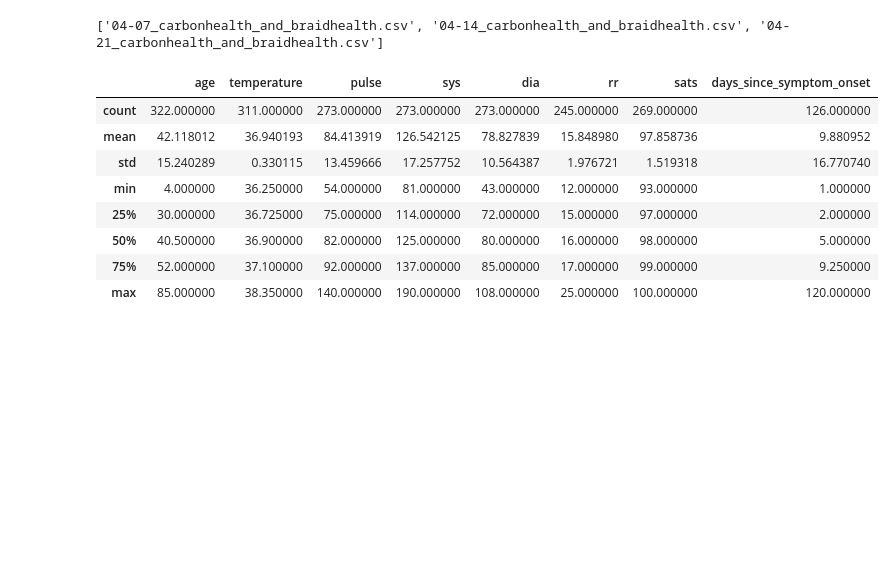
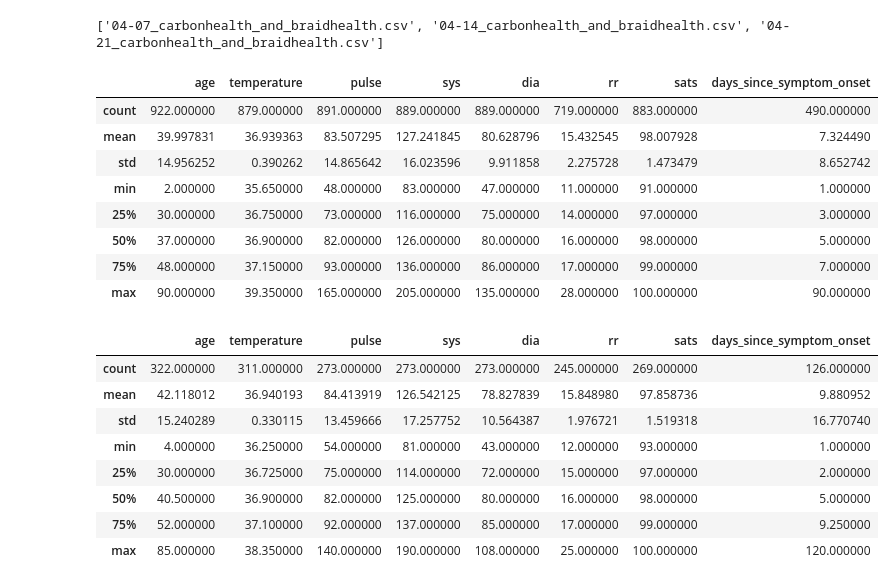
Before and after one commit to nargesam/covidclinicaldata, a Jupyter notebook: notebooks/EDA-coviddata.ipynb, the cells around one changed output. Saved outputs shown, nothing was run; the diff lists cells and outputs as text; code cells hidden in the pictures; blank space fills up the shorter version.

```diff
--- a/notebooks/EDA-coviddata.ipynb
+++ b/notebooks/EDA-coviddata.ipynb
@@ -27,5 +30,20 @@ files = os.listdir(filepath)
 print(files)
 # %% [output]
 ['04-07_carbonhealth_and_braidhealth.csv', '04-14_carbonhealth_and_braidhealth.csv', '04-21_carbonhealth_and_braidhealth.csv']
+# %%
+datapath = '../data/04-07_carbonhealth_and_braidhealth.csv'
+data_4_7 = pd.read_csv(datapath)
+
+data_4_7.describe()
+# %% [output]
+|  | age | temperature | pulse | sys | dia | rr | sats | days_since_symptom_onset |
+| count | 922.000000 | 879.000000 | 891.000000 | 889.000000 | 889.000000 | 719.000000 | 883.000000 | 490.000000 |
+| mean | 39.997831 | 36.939363 | 83.507295 | 127.241845 | 80.628796 | 15.432545 | 98.007928 | 7.324490 |
+| std | 14.956252 | 0.390262 | 14.865642 | 16.023596 | 9.911858 | 2.275728 | 1.473479 | 8.652742 |
+| min | 2.000000 | 35.650000 | 48.000000 | 83.000000 | 47.000000 | 11.000000 | 91.000000 | 1.000000 |
+| 25% | 30.000000 | 36.750000 | 73.000000 | 116.000000 | 75.000000 | 14.000000 | 97.000000 | 3.000000 |
+| 50% | 37.000000 | 36.900000 | 82.000000 | 126.000000 | 80.000000 | 16.000000 | 98.000000 | 5.000000 |
+| 75% | 48.000000 | 37.150000 | 93.000000 | 136.000000 | 86.000000 | 17.000000 | 99.000000 | 7.000000 |
+| max | 90.000000 | 39.350000 | 165.000000 | 205.000000 | 135.000000 | 28.000000 | 100.000000 | 90.000000 |
 # %%
 datapath = '../data/04-21_carbonhealth_and_braidhealth.csv'
```
Also changed, not shown: parts of 11 cells of this notebook.
